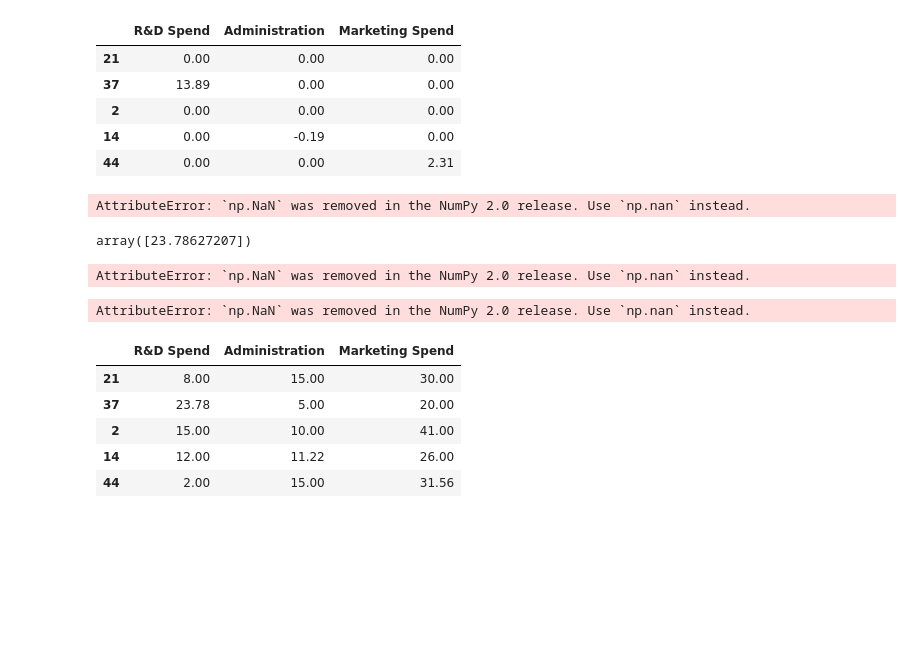
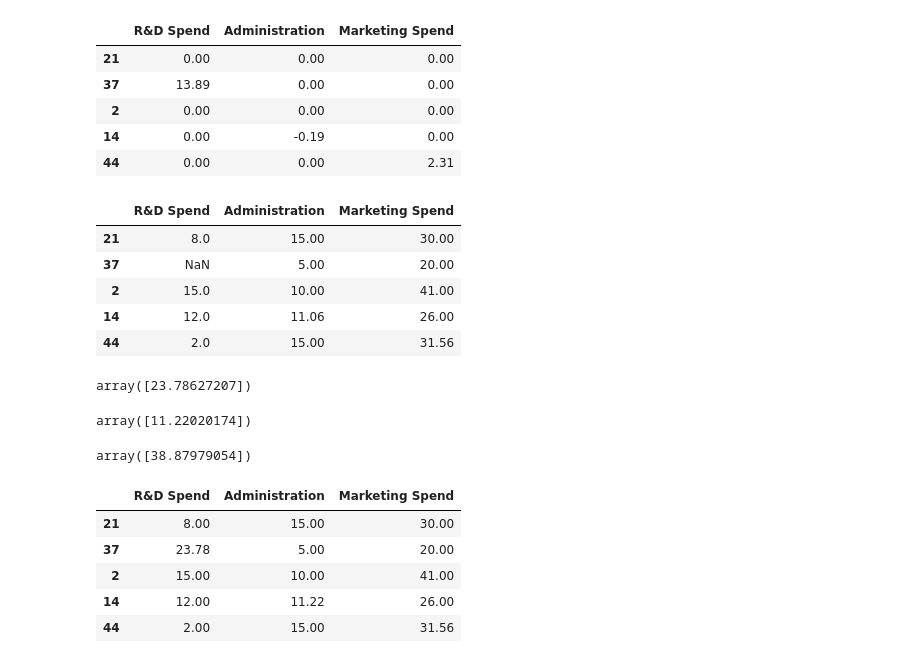
Before and after one commit to hvprajapati/machine-learning-end-to-end, a Jupyter notebook: day23-iterative-imputer/step-by-step.ipynb, the cells around one changed output. Saved outputs shown, nothing was run; the diff lists cells and outputs as text; code cells hidden in the pictures; blank space fills up the shorter version.

```diff
--- a/day23-iterative-imputer/step-by-step.ipynb
+++ b/day23-iterative-imputer/step-by-step.ipynb
@@ -222,11 +224,16 @@ df1 - df0
 # %%
 df2 = df1.copy()
 
-df2.iloc[1,0] = np.NaN
+df2.iloc[1,0] = np.nan
 
 df2
 # %% [output]
-AttributeError: `np.NaN` was removed in the NumPy 2.0 release. Use `np.nan` instead.
+|  | R&D Spend | Administration | Marketing Spend |
+| 21 | 8.0 | 15.00 | 30.00 |
+| 37 | NaN | 5.00 | 20.00 |
+| 2 | 15.0 | 10.00 | 41.00 |
+| 14 | 12.0 | 11.06 | 26.00 |
+| 44 | 2.0 | 15.00 | 31.56 |
 # %%
 X = df2.iloc[[0,2,3,4],1:3]
 y = df2.iloc[[0,2,3,4],0]
@@ -239,7 +246,7 @@ array([23.78627207])
 # %%
 df2.iloc[1,0] = 23.78
 # %%
-df2.iloc[3,1] = np.NaN
+df2.iloc[3,1] = np.nan
 X = df2.iloc[[0,1,2,4],[0,2]]
 y = df2.iloc[[0,1,2,4],1]
 
@@ -247,11 +254,11 @@ lr = LinearRegression()
 lr.fit(X,y)
 lr.predict(df2.iloc[3,[0,2]].values.reshape(1,2))
 # %% [output]
-AttributeError: `np.NaN` was removed in the NumPy 2.0 release. Use `np.nan` instead.
+array([11.22020174])
 # %%
 df2.iloc[3,1] = 11.22
 # %%
-df2.iloc[4,-1] = np.NaN
+df2.iloc[4,-1] = np.nan
 
 X = df2.iloc[0:4,0:2]
 y = df2.iloc[0:4,-1]
@@ -260,7 +267,7 @@ lr = LinearRegression()
 lr.fit(X,y)
 lr.predict(df2.iloc[4,0:2].values.reshape(1,2))
 # %% [output]
-AttributeError: `np.NaN` was removed in the NumPy 2.0 release. Use `np.nan` instead.
+array([38.87979054])
 # %%
 df2.iloc[4,-1] = 31.56
 # %%
```
Also changed, not shown: parts of 6 cells of this notebook, 19 other files.
